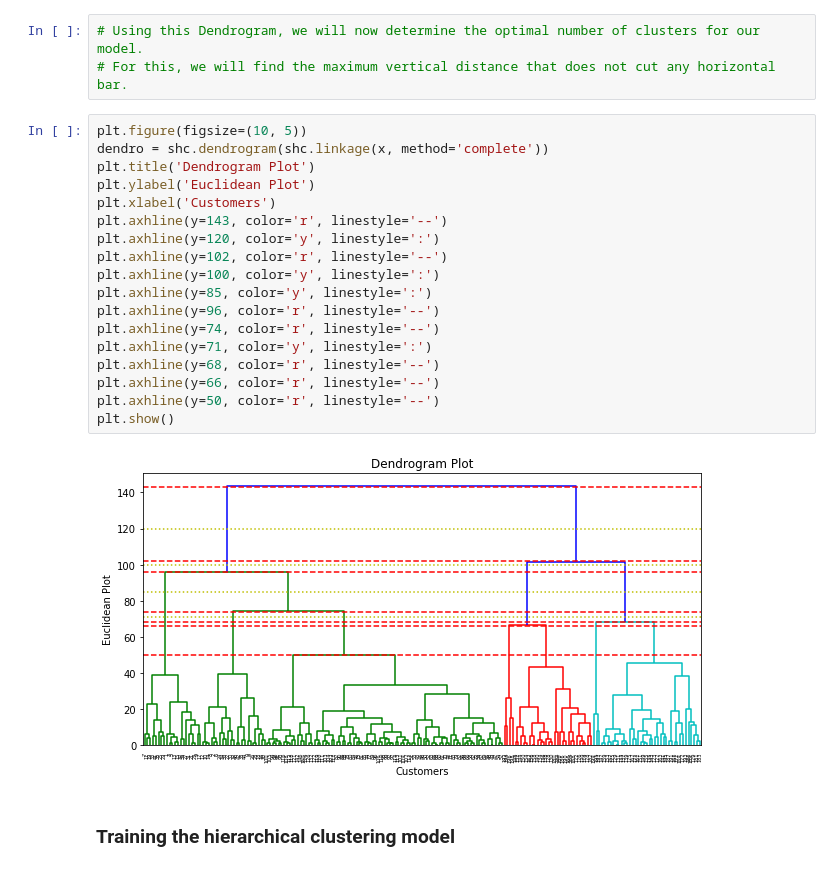
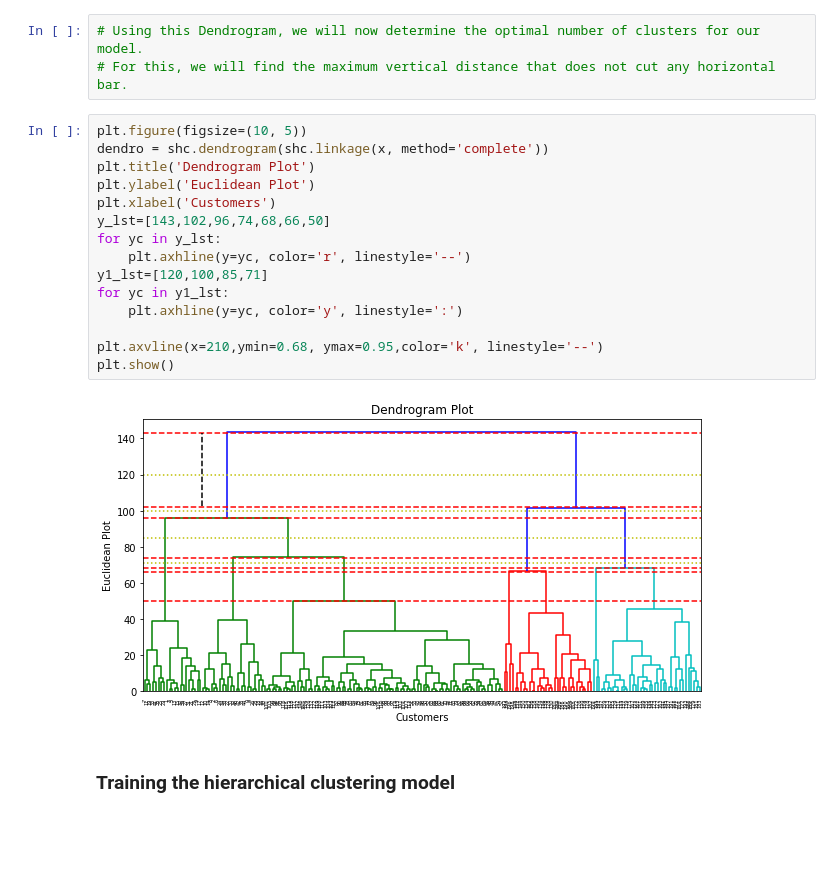
Before and after one commit to Omprakash8198/HierarchicalClustering_CompleteLinkage, a Jupyter notebook: HierarchyClusturing_CompleteLinkage.ipynb, the cells around one changed output. Saved outputs shown, nothing was run; the diff lists cells and outputs as text; blank space fills up the shorter version.

```diff
--- a/HierarchyClusturing_CompleteLinkage.ipynb
+++ b/HierarchyClusturing_CompleteLinkage.ipynb
@@ -79,23 +79,20 @@ plt.show()
 # %%
 plt.figure(figsize=(10, 5))
 dendro = shc.dendrogram(shc.linkage(x, method='complete'))
 plt.title('Dendrogram Plot')
 plt.ylabel('Euclidean Plot')
 plt.xlabel('Customers')
-plt.axhline(y=143, color='r', linestyle='--')
-plt.axhline(y=120, color='y', linestyle=':')
-plt.axhline(y=102, color='r', linestyle='--')
-plt.axhline(y=100, color='y', linestyle=':')
-plt.axhline(y=85, color='y', linestyle=':')
-plt.axhline(y=96, color='r', linestyle='--')
-plt.axhline(y=74, color='r', linestyle='--')
-plt.axhline(y=71, color='y', linestyle=':')
-plt.axhline(y=68, color='r', linestyle='--')
-plt.axhline(y=66, color='r', linestyle='--')
-plt.axhline(y=50, color='r', linestyle='--')
+y_lst=[143,102,96,74,68,66,50]
+for yc in y_lst:
+    plt.axhline(y=yc, color='r', linestyle='--')
+y1_lst=[120,100,85,71]
+for yc in y1_lst:
+    plt.axhline(y=yc, color='y', linestyle=':')
+
+plt.axvline(x=210,ymin=0.68, ymax=0.95,color='k', linestyle='--')
 plt.show()
 # %% [output]
-[figure, old version]
+[figure, new version]
 # %% [markdown]
 ### Training the hierarchical clustering model
 # %%
```
